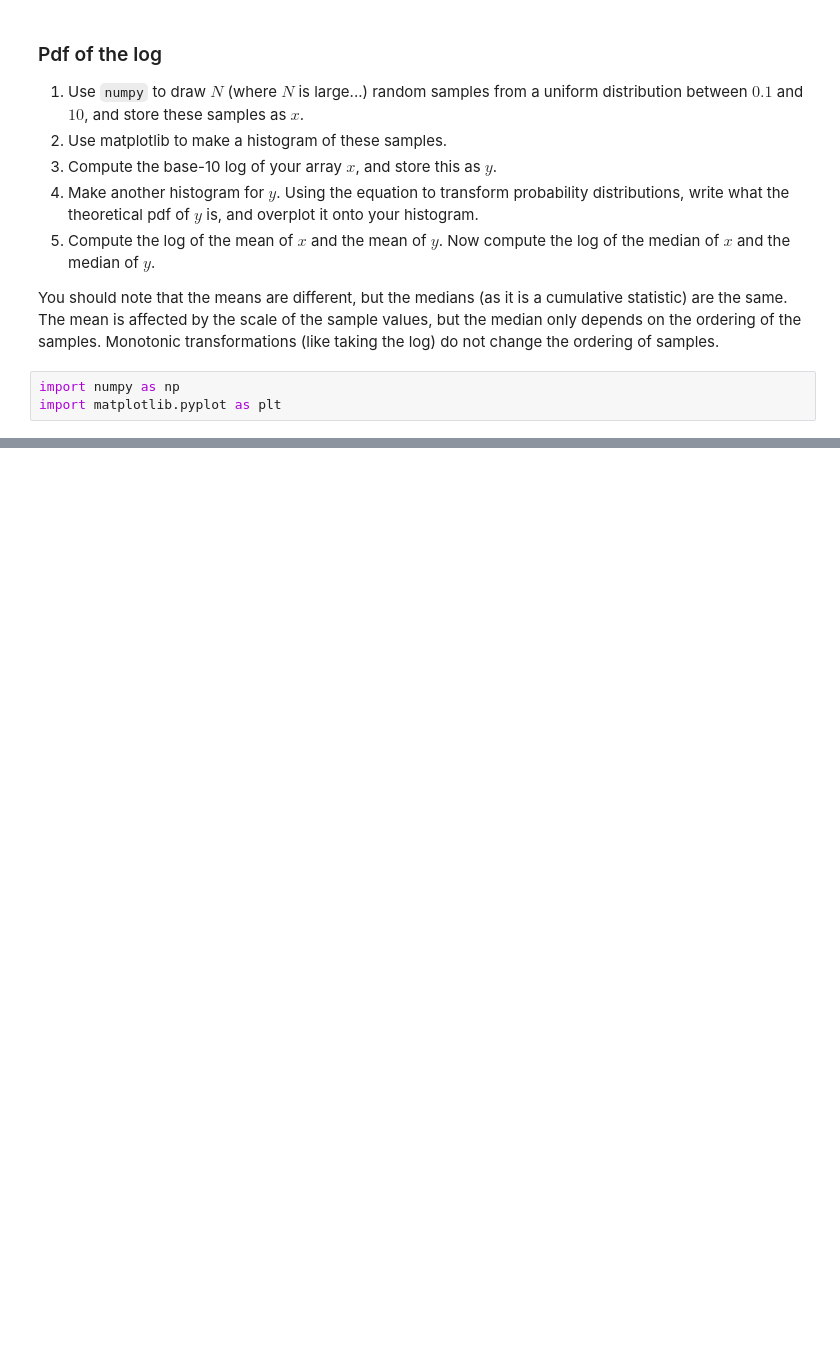
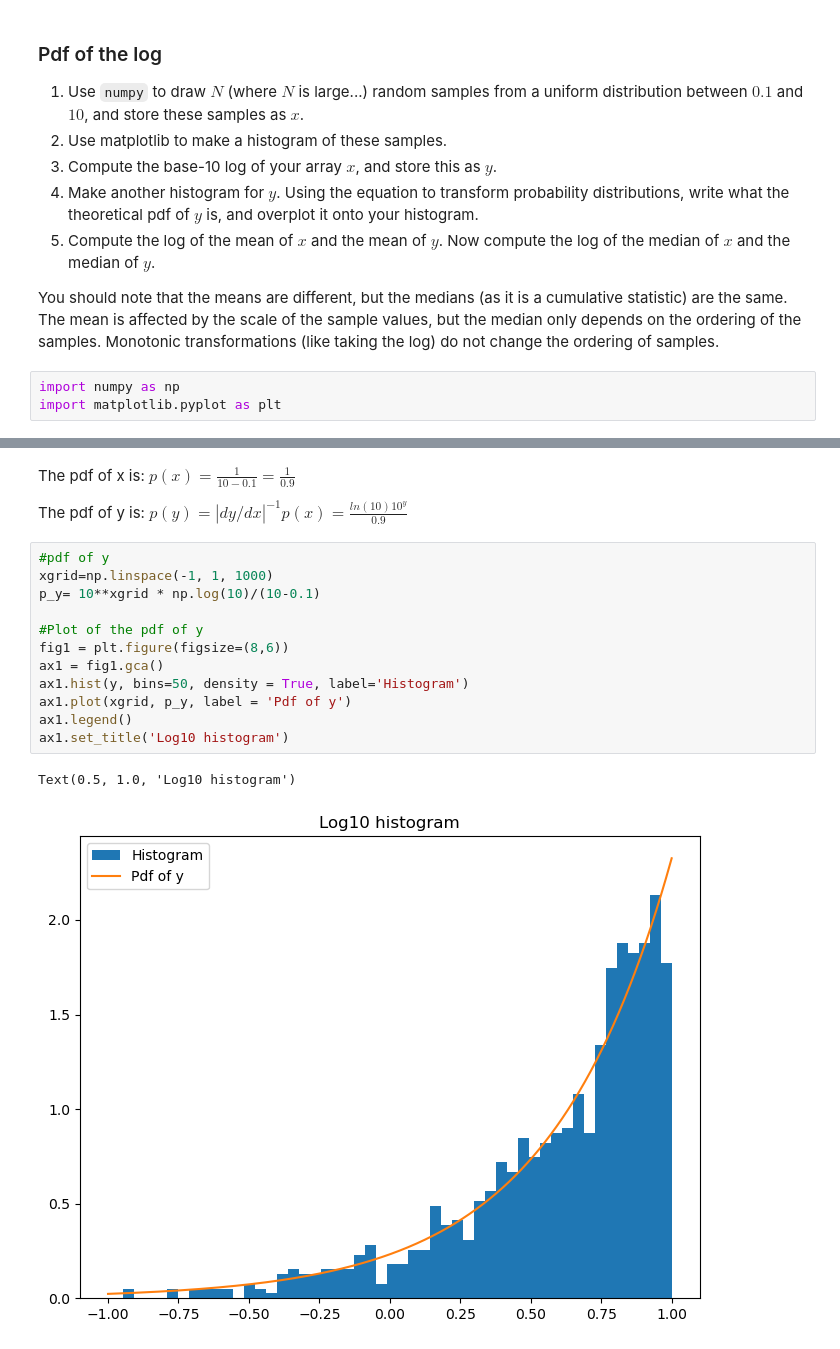
Before and after one commit to Isabella-Famoso/astrostatistics_bicocca_2024, a Jupyter notebook: working/L02/PDF of the log.ipynb, the cells around one changed output, grey strips where cells are left out. Drawn from its saved outputs; the diff is of its cells as text; blank space fills up the shorter version.

```diff
--- a/working/L02/PDF of the log.ipynb
+++ b/working/L02/PDF of the log.ipynb
@@ -36,0 +37,21 @@ Text(0.5, 1.0, 'Log10 histogram')
+# %% [markdown]
+The pdf of x is:
+$p(x) = \frac{1}{10-0.1} = \frac{1}{0.9} $
+
+The pdf of y is:
+$p(y) = \left|dy/dx\right|^{-1}p(x) =\frac{ln(10)10^y}{0.9}$
+# %%
+#pdf of y
+xgrid=np.linspace(-1, 1, 1000)
+p_y= 10**xgrid * np.log(10)/(10-0.1)
+
+#Plot of the pdf of y
+fig1 = plt.figure(figsize=(8,6))
+ax1 = fig1.gca()
+ax1.hist(y, bins=50, density = True, label='Histogram')
+ax1.plot(xgrid, p_y, label = 'Pdf of y')
+ax1.legend()
+ax1.set_title('Log10 histogram')
+# %% [output]
+Text(0.5, 1.0, 'Log10 histogram')
+[figure, added]
```
Also changed, not shown: parts of 2 cells of this notebook, 4 other files.
